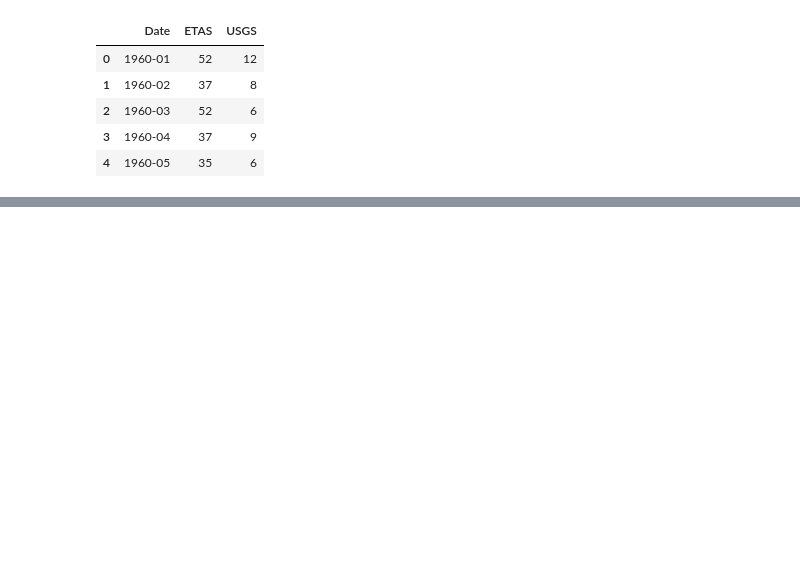
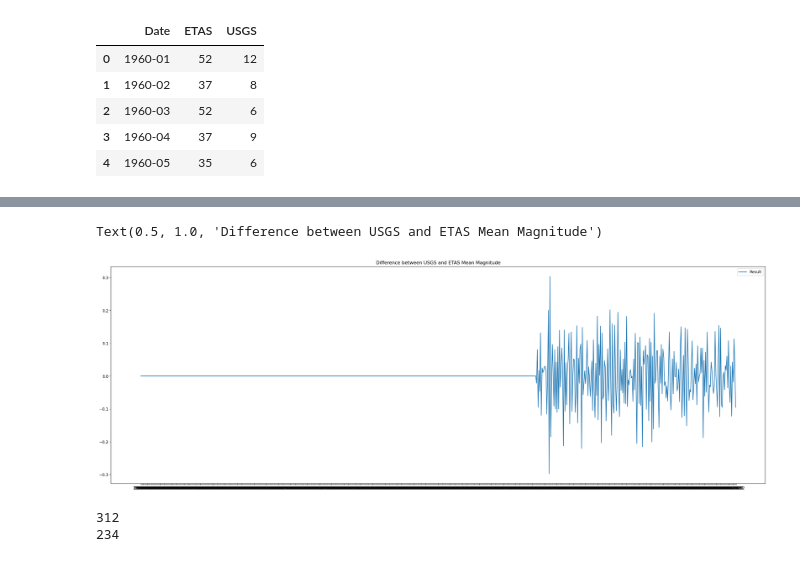
Before and after one commit to TheV123/EarthquakeHistoricalDataAnalysis, a Jupyter notebook: historical_data_analysis.ipynb, the cells around one changed output, grey strips where cells are left out. Cells and saved outputs as stored; diff of their text form; code cells hidden in the pictures; blank space fills up the shorter version.

Commit message:
plots for ETAS/USGS differences

```diff
--- a/historical_data_analysis.ipynb
+++ b/historical_data_analysis.ipynb
@@ -528,3 +524,11 @@ Text(0.5, 1.0, 'ETAS vs USGS Number of Eathquakes')
 #plot normalized earthquake_counts_usgs and max_magnitude_usgs into the same plot
 
 #hypothesis - earthquake counts will be higher in a month with a higher max magnitude earthquake
+# %%
+# Plot difference between ETAS/USGS mean mag and print variance
+
+usgs_mean_df = pd.DataFrame(mean_mag_usgs)
+etas_mean_df = pd.DataFrame(mean_mag_etas)
+merged_mean_df = usgs_mean_df.merge(etas_df, on='Date', how='inner')
+merged_mean_df['Result'] = merged_mean_df['USGS'] - merged_mean_df['ETAS']
+print(merged_mean_df)
@@ -530,0 +550,25 @@ Text(0.5, 1.0, 'ETAS vs USGS Number of Eathquakes')
+# %%
+merged_mean_df['Date'] = merged_mean_df['Date'].astype(str)
+plt.figure(figsize=(30, 10))
+plt.plot(merged_mean_df['Date'], merged_mean_df['Result'], label='Result')
+plt.legend()
+plt.title('Difference between USGS and ETAS Mean Magnitude')
+# %% [output]
+Text(0.5, 1.0, 'Difference between USGS and ETAS Mean Magnitude')
+[figure, added]
+# %%
+# Check for months where maximum >= 5
+
+etas_mask = max_mag_etas['ETAS'] >= 5
+etas_max = max_mag_etas[etas_mask]
+etas_size = len(etas_max)
+
+usgs_mask = max_mag_usgs['USGS'] >= 5
+usgs_max = max_mag_usgs[usgs_mask]
+usgs_size = len(usgs_max)
+
+print(etas_size)
+print(usgs_size)
+# %% [output]
+312
+234
```
Also changed, not shown: parts of 4 cells of this notebook.
